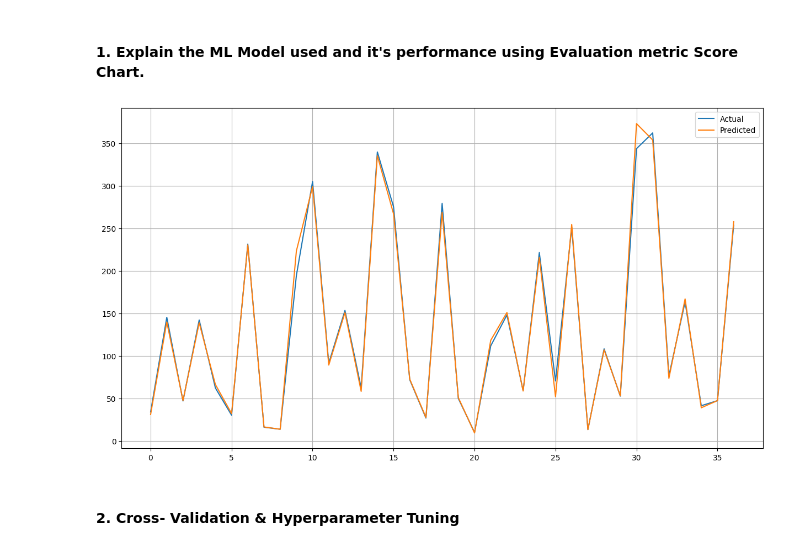
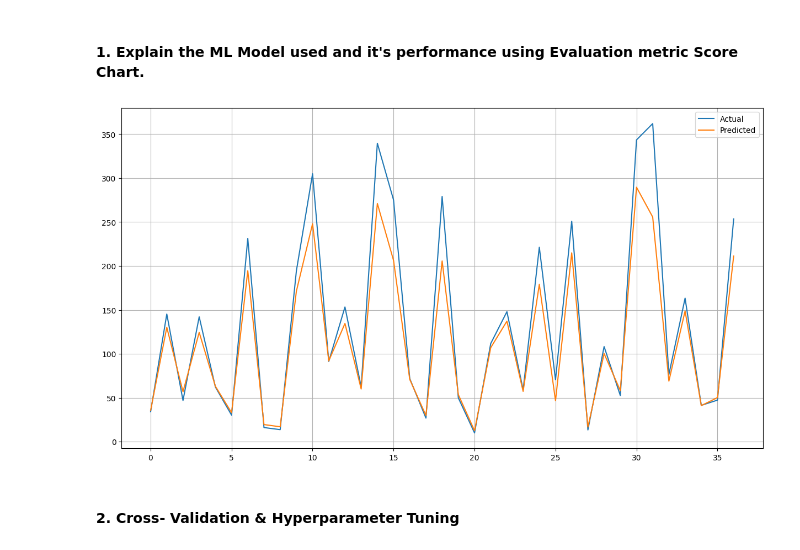
Before and after one commit to Rohankukwas/Yes-Bank-Stock-Closing-Price-Prediction, a Jupyter notebook: ML_Yes_Bank_Stock_Closing_Price_Prediction_ML_Submission.ipynb, the cells around one changed output. Saved outputs shown, nothing was run; the diff lists cells and outputs as text; code cells hidden in the pictures.

```diff
--- a/ML_Yes_Bank_Stock_Closing_Price_Prediction_ML_Submission.ipynb
+++ b/ML_Yes_Bank_Stock_Closing_Price_Prediction_ML_Submission.ipynb
@@ -922 +792,24 @@ y = np.log10(df_numeric['Close']).values  # Dependent Features
+# %%
+# Now X contains transformed independent features and y contains transformed dependent feature
+# These transformations are applied to address skewed distributions or stabilize variance
+
+# X = np.log10(df.drop(['Close'], axis=1)).values # Independent Features
+# y = np.log10(df['Close']).values # Dependent Features
+# Get numerical columns
+numerical_cols = df.select_dtypes(include=np.number).columns.tolist()
+
+# Get categorical columns
+categorical_cols = df.select_dtypes(exclude=np.number).columns.tolist()
+
+# One-hot encode categorical columns
+df_encoded = pd.get_dummies(df, columns=categorical_cols)
+
+# Apply logarithmic transformation to numerical columns
+df_encoded[numerical_cols] = np.log10(df_encoded[numerical_cols])
+
+# Separate independent and dependent features
+X = df_encoded.drop(['Close'], axis=1).values  # Independent Features
+y = df_encoded['Close'].values  # Dependent Feature
+
+# Now, X contains transformed independent features and y contains transformed dependent feature
 # %%
@@ -1259,15 +1141,15 @@ y_elastic_pred = elastic.predict(X_test)
 # %%
 # Visualizing evaluation Metric Score chart
 
 # Plotting between Actual and Predicted values
 plt.figure(figsize=(15,8))
 plt.plot(np.array(10**y_test))
-plt.plot(10**(y_pred_elastic_net))
+plt.plot(10**(y_elastic_pred))
 plt.legend(["Actual","Predicted"])
 plt.grid()
 plt.show()
 # %% [output]
-[figure, old version]
+[figure, new version]
 # %% [markdown]
 #### 2. Cross- Validation & Hyperparameter Tuning
 # %%
```
Also changed, not shown: parts of 102 cells of this notebook.
